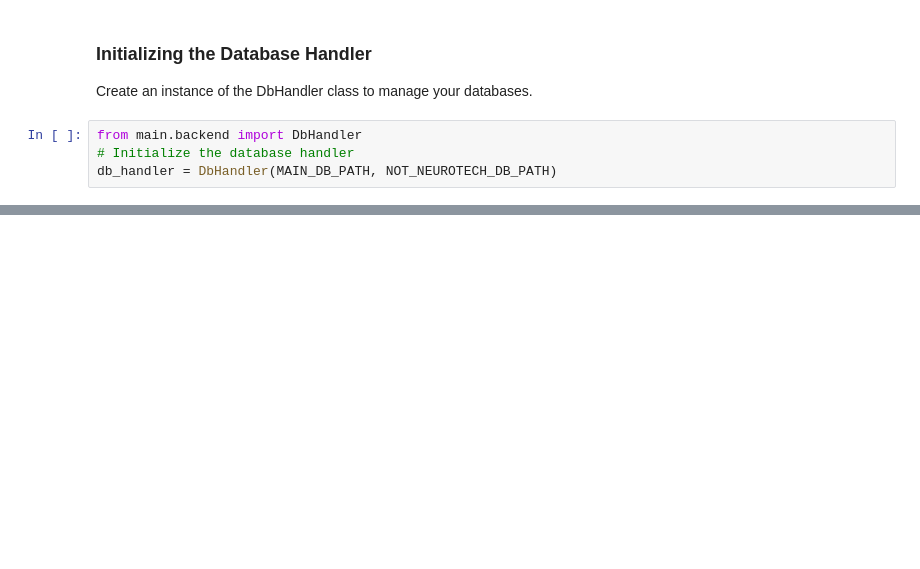
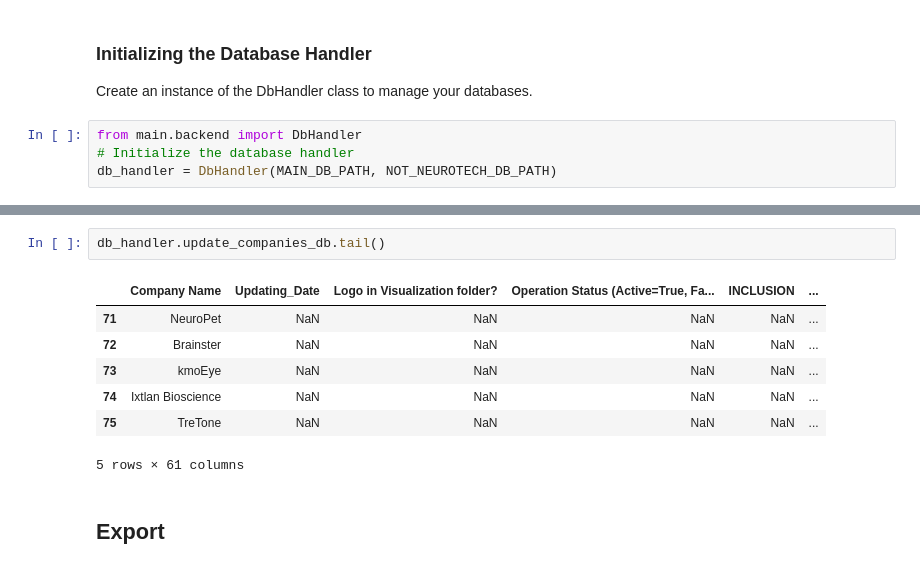
Before and after one commit to yegermaster/NeuroFinder_Update_Tool, a Jupyter notebook: notebook.ipynb, the cells around one changed output, grey strips where cells are left out. Saved outputs shown, nothing was run; the diff lists cells and outputs as text; blank space fills up the shorter version.

```diff
--- a/notebook.ipynb
+++ b/notebook.ipynb
@@ -269,0 +333,12 @@ KeyError: 'Brainq'
+# %%
+db_handler.update_companies_db.tail()
+# %% [output]
+|  | Company Name | Updating_Date | Logo in Visualization folder? | Operation Status (Active=True, Fa... | INCLUSION | ... |
+| 71 | NeuroPet | NaN | NaN | NaN | NaN | ... |
+| 72 | Brainster | NaN | NaN | NaN | NaN | ... |
+| 73 | kmoEye | NaN | NaN | NaN | NaN | ... |
+| 74 | Ixtlan Bioscience | NaN | NaN | NaN | NaN | ... |
+| 75 | TreTone | NaN | NaN | NaN | NaN | ... |
+5 rows × 61 columns
+# %% [markdown]
+## Export
```
Also changed, not shown: parts of 46 cells of this notebook, 3 other files.
